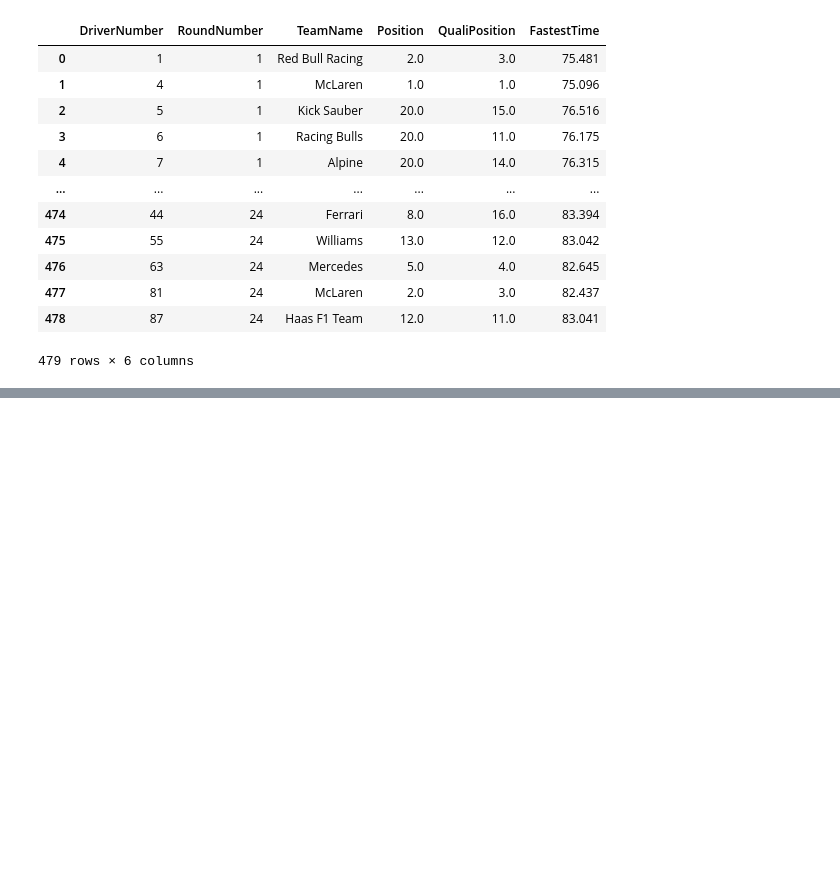
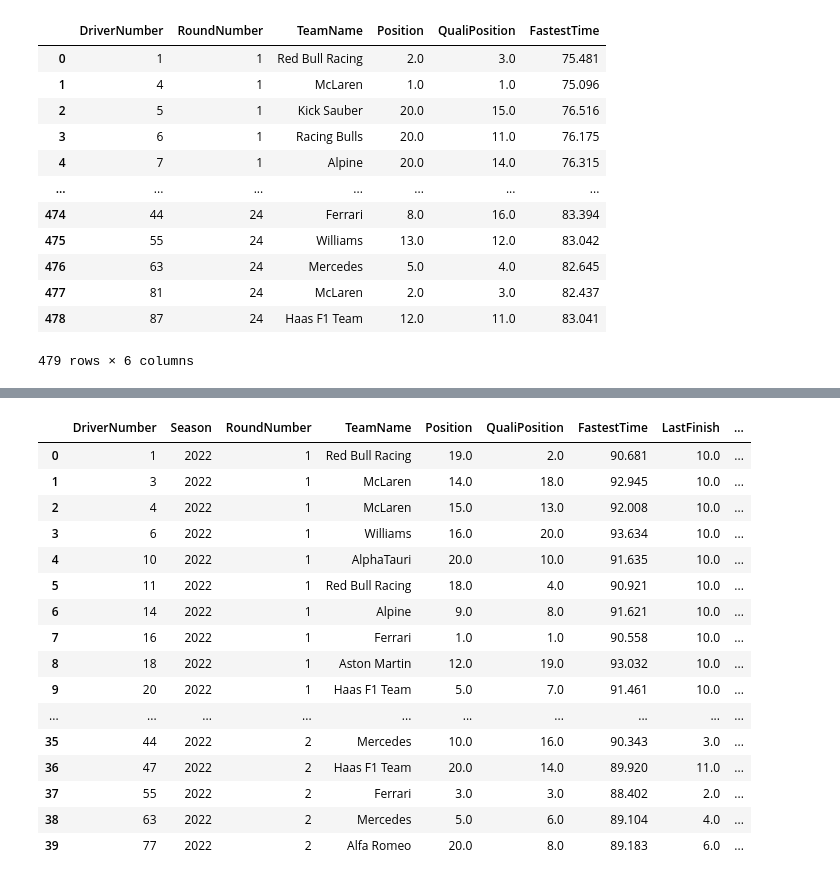
Before and after one commit to jifor/F1-Prediction-Project, a Jupyter notebook: data_testing.ipynb, the cells around one changed output, grey strips where cells are left out. Cells and saved outputs as stored; diff of their text form; code cells hidden in the pictures; blank space fills up the shorter version.

```diff
--- a/data_testing.ipynb
+++ b/data_testing.ipynb
@@ -1676,0 +1700,21 @@ raw_data.to_csv('data/Raw_Data_2024_2025.csv')
+# %%
+data = data.sort_values(by=['Season', 'RoundNumber', 'DriverNumber'])
+data.head(40)
+# %% [output]
+|  | DriverNumber | Season | RoundNumber | TeamName | Position | QualiPosition | FastestTime | LastFinish | ... |
+| 0 | 1 | 2022 | 1 | Red Bull Racing | 19.0 | 2.0 | 90.681 | 10.0 | ... |
+| 1 | 3 | 2022 | 1 | McLaren | 14.0 | 18.0 | 92.945 | 10.0 | ... |
+| 2 | 4 | 2022 | 1 | McLaren | 15.0 | 13.0 | 92.008 | 10.0 | ... |
+| 3 | 6 | 2022 | 1 | Williams | 16.0 | 20.0 | 93.634 | 10.0 | ... |
+| 4 | 10 | 2022 | 1 | AlphaTauri | 20.0 | 10.0 | 91.635 | 10.0 | ... |
+| 5 | 11 | 2022 | 1 | Red Bull Racing | 18.0 | 4.0 | 90.921 | 10.0 | ... |
+| 6 | 14 | 2022 | 1 | Alpine | 9.0 | 8.0 | 91.621 | 10.0 | ... |
+| 7 | 16 | 2022 | 1 | Ferrari | 1.0 | 1.0 | 90.558 | 10.0 | ... |
+| 8 | 18 | 2022 | 1 | Aston Martin | 12.0 | 19.0 | 93.032 | 10.0 | ... |
+| 9 | 20 | 2022 | 1 | Haas F1 Team | 5.0 | 7.0 | 91.461 | 10.0 | ... |
+| ... | ... | ... | ... | ... | ... | ... | ... | ... | ... |
+| 35 | 44 | 2022 | 2 | Mercedes | 10.0 | 16.0 | 90.343 | 3.0 | ... |
+| 36 | 47 | 2022 | 2 | Haas F1 Team | 20.0 | 14.0 | 89.920 | 11.0 | ... |
+| 37 | 55 | 2022 | 2 | Ferrari | 3.0 | 3.0 | 88.402 | 2.0 | ... |
+| 38 | 63 | 2022 | 2 | Mercedes | 5.0 | 6.0 | 89.104 | 4.0 | ... |
+| 39 | 77 | 2022 | 2 | Alfa Romeo | 20.0 | 8.0 | 89.183 | 6.0 | ... |
```
Also changed, not shown: parts of 5 cells of this notebook, 11 other files.
